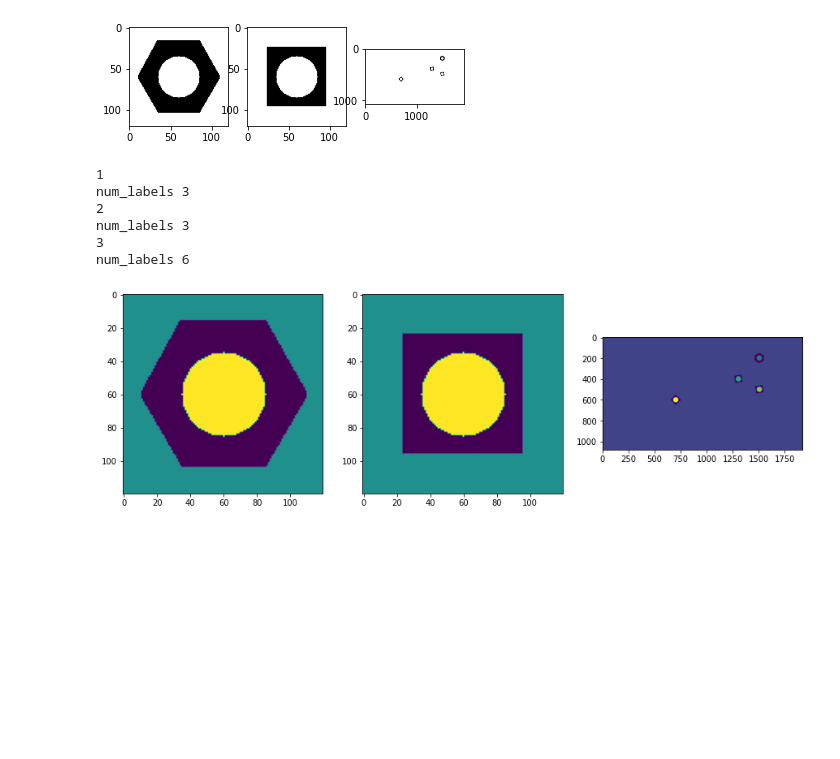
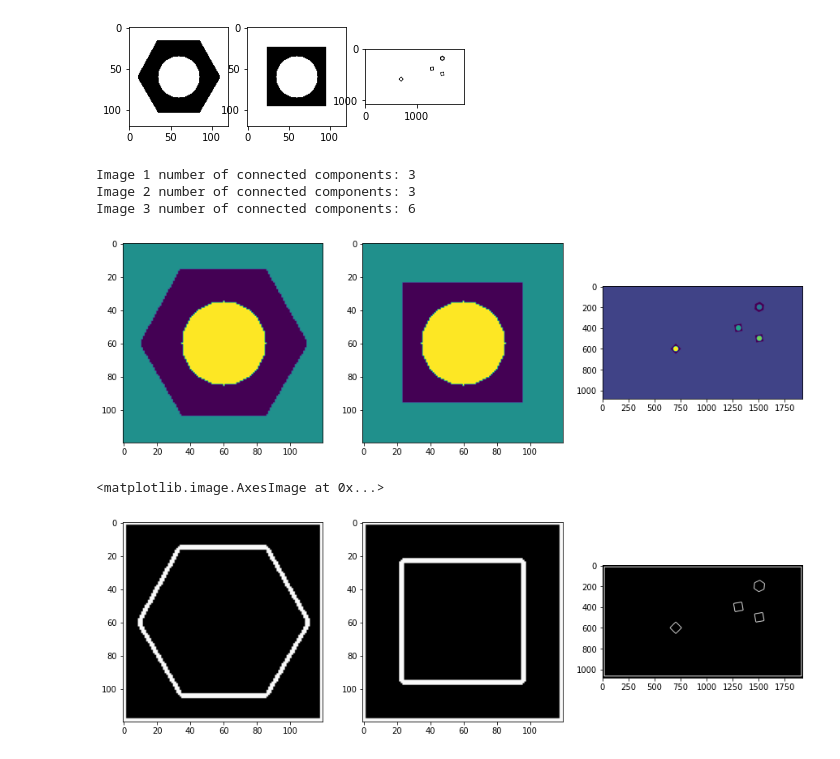
Before and after one commit to maleeshaRuvindi/EN2550_assignment3, a Jupyter notebook: EN2550_assignment3.ipynb, the cells around one changed output. Cells and saved outputs as stored; diff of their text form; code cells hidden in the pictures; blank space fills up the shorter version.

Commit message:
contours

```diff
--- a/EN2550_assignment3.ipynb
+++ b/EN2550_assignment3.ipynb
@@ -69,13 +69,46 @@ fig, ax = plt. subplots(1,3,figsize=(15,5))
 for i in range(3):
     plt.subplot(1,3,i+1)
     plt.imshow(connected[i][1])
-    print(i+1)
-    print('num_labels',connected[i][0])
+
+    print('Image',i+1,'number of connected components:',connected[i][0])
 # %% [output]
-1
-num_labels 3
-2
-num_labels 3
-3
-num_labels 6
+Image 1 number of connected components: 3
+Image 2 number of connected components: 3
+Image 3 number of connected components: 6
 [figure]
+# %%
+contours=[]
+contours1=cv.findContours(closing1, cv.RETR_LIST, cv.CHAIN_APPROX_NONE)[0]
+contours2=cv.findContours(closing2, cv.RETR_LIST, cv.CHAIN_APPROX_NONE)[0]
+contours3=cv.findContours(closing3, cv.RETR_LIST, cv.CHAIN_APPROX_NONE)[0]
+
+out1=np.zeros_like(closing1)
+out2=np.zeros_like(closing2)
+out3=np.zeros_like(closing3)
+
+
+for i in contours1:
+    if cv.contourArea(i) > 6000:
+            contourImg1=cv.drawContours(out1, i, -1, (249,4,238), 2)
+for i in contours2:
+    if cv.contourArea(i) > 5000:
+            contourImg2=cv.drawContours(out2, i, -1, (249,4,238), 2)
+for i in contours3:
+    if cv.contourArea(i) > 4000:
+            contourImg3=cv.drawContours(out3, i, -1, (249,4,238), 5)
+
+
+
+contourImg1=cv.cvtColor(contourImg1, cv.COLOR_RGB2BGR)
+contourImg2=cv.cvtColor(contourImg2, cv.COLOR_RGB2BGR)
+contourImg3=cv.cvtColor(contourImg3, cv.COLOR_RGB2BGR)
+fig, ax = plt. subplots(1,3,figsize=(15,5))
+plt.subplot(1,3,1)
+plt.imshow(contourImg1)
+plt.subplot(1,3,2)
+plt.imshow(contourImg2)
+plt.subplot(1,3,3)
+plt.imshow(contourImg3)
+# %% [output]
+<matplotlib.image.AxesImage at 0x...>
+[figure, added]
```
Also changed, not shown: parts of 1 cell of this notebook.
